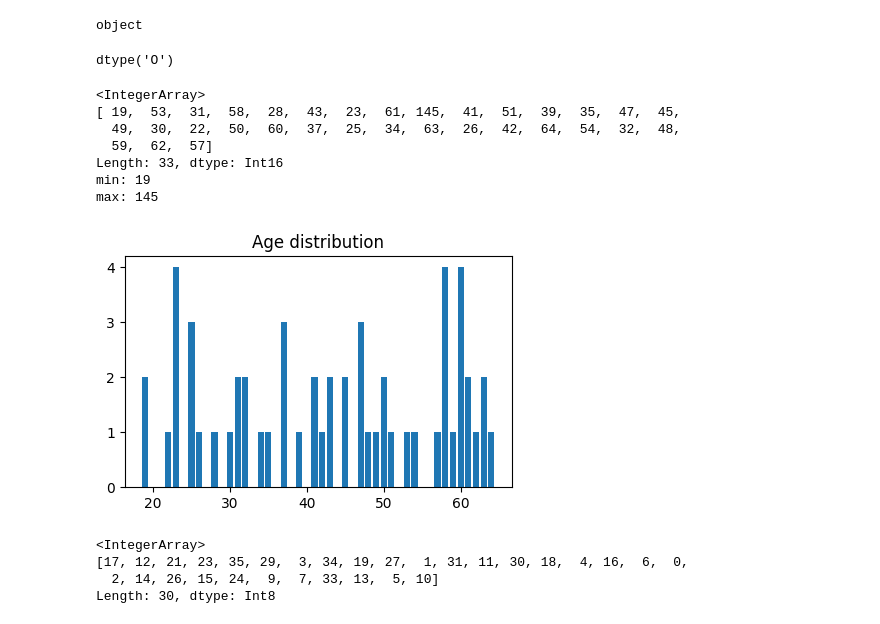
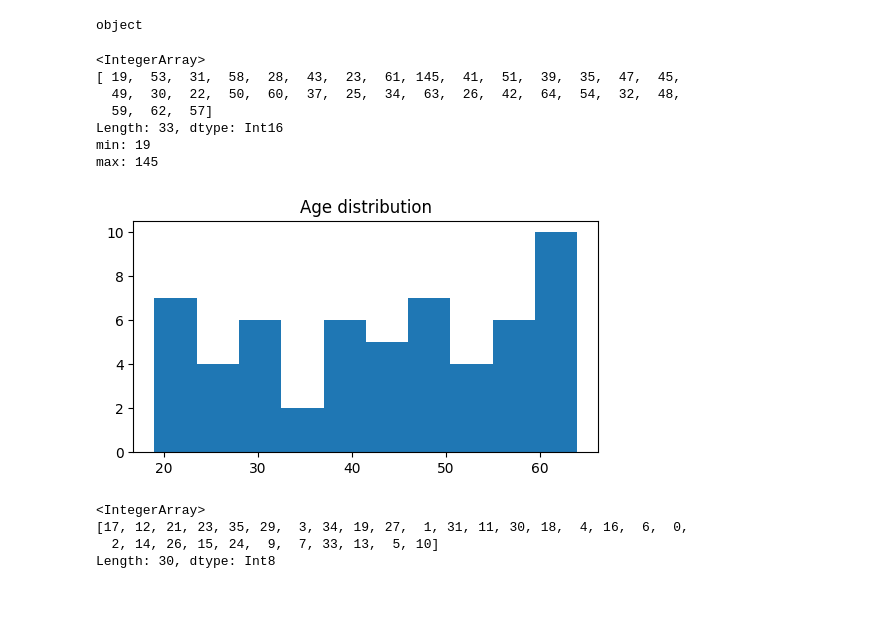
Before and after one commit to Fatemenamdar20/project-01-data-cleaning-fatemenamdarlo, a Jupyter notebook: data_cleaning.ipynb, the cells around one changed output. Saved outputs shown, nothing was run; the diff lists cells and outputs as text; code cells hidden in the pictures.

```diff
--- a/data_cleaning.ipynb
+++ b/data_cleaning.ipynb
@@ -125,8 +125,7 @@ returned_items
 satisfaction_score
 [5, 3, 1, 4, 2]
 # %%
-df = df.astype({'age': 'Int16', 'purchase_count': 'Int8',
-                'returned_items': 'Int8', 'satisfaction_score': 'Int8'})
+df = df.astype({'age': 'Int16', 'purchase_count': 'Int8', 'returned_items': 'Int8', 'satisfaction_score': 'Int8'})
 # %%
 df.dtypes
 # %% [output]
@@ -152,10 +151,6 @@ dtype: object
 print(df["signup_date"].dtype)
 # %% [output]
 object
-# %%
-df["signup_date"].dtype
-# %% [output]
-dtype('O')
 # %%
 df["signup_date"] = pd.to_datetime(df["signup_date"])
 # %%
@@ -171,15 +166,14 @@ Length: 33, dtype: Int16
 min: 19
 max: 145
 # %%
-df = df[df["age"] < 100]
+df = df[df["age"] < 90]
 # %%
-plt.figure(figsize=(5,3))
-v = df["age"].value_counts()
-plt.bar(v.index, v)
+plt.figure(figsize=(6,3))
+plt.hist(df["age"])
 plt.title("Age distribution")
 plt.show()
 # %% [output]
-[figure, old version]
+[figure, new version]
 # %%
 df["purchase_count"].unique()
 # %% [output]
```
Also changed, not shown: parts of 9 cells of this notebook.
